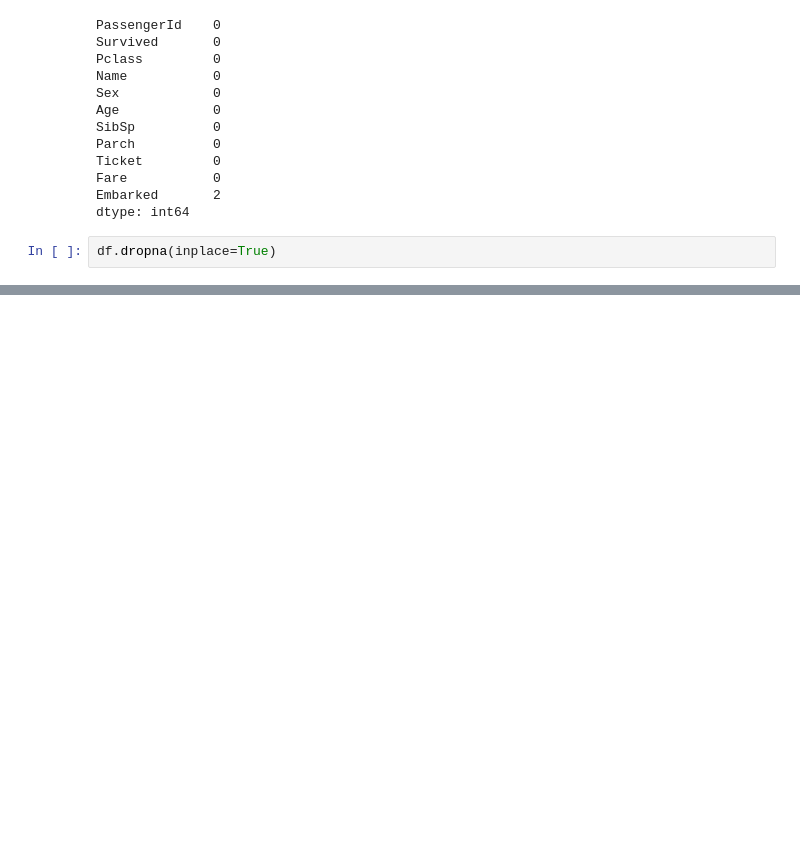
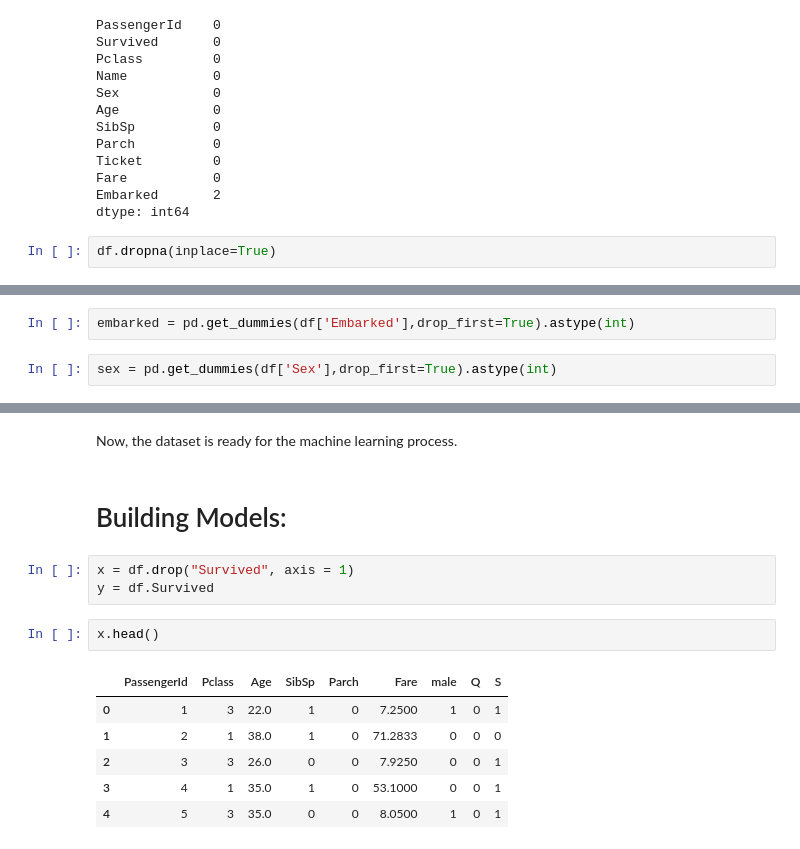
Before and after one commit to aanuk/Titanic-ML-Model, a Jupyter notebook: Titanic ML Model .ipynb, the cells around one changed output, grey strips where cells are left out. Saved outputs shown, nothing was run; the diff lists cells and outputs as text; blank space fills up the shorter version.

Commit message:
model building

```diff
--- a/Titanic ML Model .ipynb
+++ b/Titanic ML Model .ipynb
@@ -211,0 +192,4 @@ Now, the dataset is ready for the machine learning process.
+# %%
+embarked = pd.get_dummies(df['Embarked'],drop_first=True).astype(int)
+# %%
+sex = pd.get_dummies(df['Sex'],drop_first=True).astype(int)
@@ -211,0 +209,16 @@ Now, the dataset is ready for the machine learning process.
+# %% [markdown]
+Now, the dataset is ready for the machine learning process.
+# %% [markdown]
+# Building Models:
+# %%
+x = df.drop("Survived", axis = 1)
+y = df.Survived
+# %%
+x.head()
+# %% [output]
+|  | PassengerId | Pclass | Age | SibSp | Parch | Fare | male | Q | S |
+| 0 | 1 | 3 | 22.0 | 1 | 0 | 7.2500 | 1 | 0 | 1 |
+| 1 | 2 | 1 | 38.0 | 1 | 0 | 71.2833 | 0 | 0 | 0 |
+| 2 | 3 | 3 | 26.0 | 0 | 0 | 7.9250 | 0 | 0 | 1 |
+| 3 | 4 | 1 | 35.0 | 1 | 0 | 53.1000 | 0 | 0 | 1 |
+| 4 | 5 | 3 | 35.0 | 0 | 0 | 8.0500 | 1 | 0 | 1 |
```
Also changed, not shown: parts of 48 cells of this notebook.
